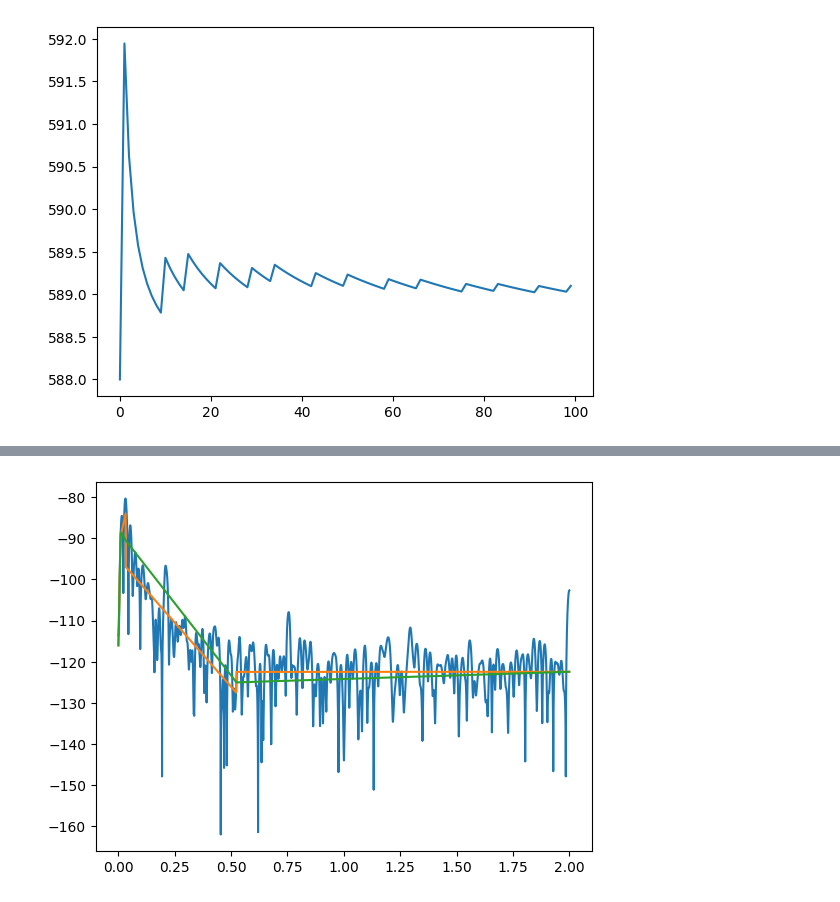
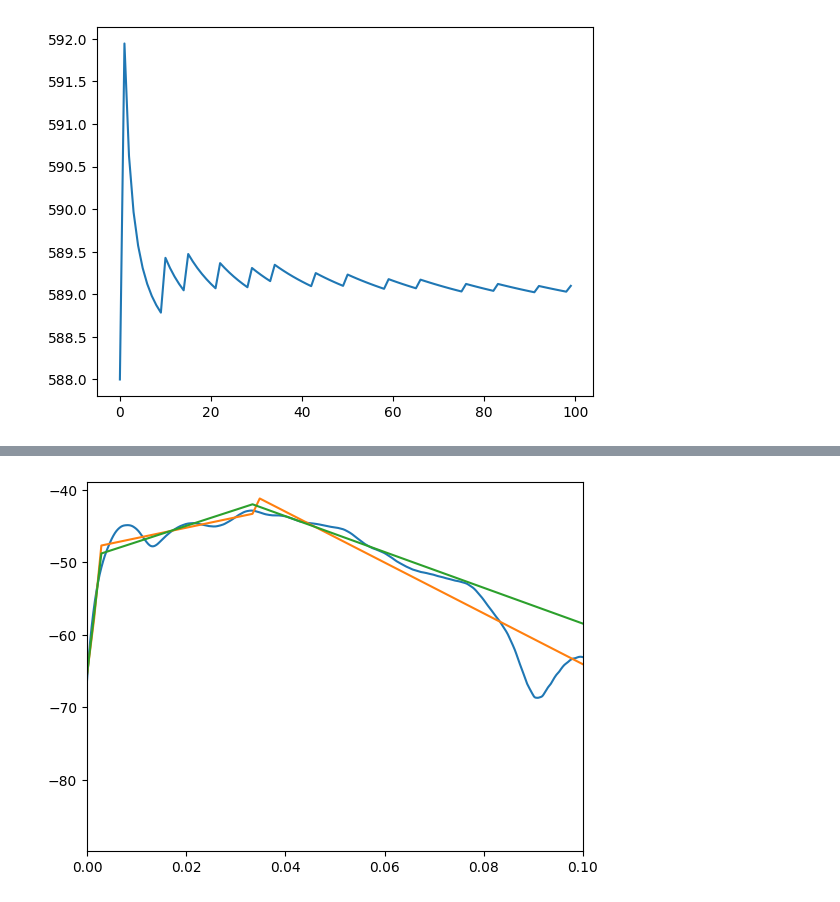
Before and after one commit to shorepine/amy, a Jupyter notebook: piano_heterodyne.ipynb, the cells around one changed output, grey strips where cells are left out. Saved outputs shown, nothing was run; the diff lists cells and outputs as text; code cells hidden in the pictures.

```diff
--- a/piano_heterodyne.ipynb
+++ b/piano_heterodyne.ipynb
@@ -92,7 +92,7 @@ def heterodyne_extract(waveform, fundamental_freq, harmonic_number=1.0, sr=44100
     t = np.arange(len(waveform)) / sr
     h_freq = harmonic_number * fundamental_freq
     complex_exp = np.exp(-1j * 2 * np.pi * h_freq * t)
-    f_period = sr / (h_freq / harmonic_num)
+    f_period = sr / (h_freq / harmonic_number)
     #print("f_period=", f_period)
     smooth_len = int(round(smooth_cycles * f_period * harmonic_number))
     #print("sm_len=", smooth_len)
@@ -100,10 +100,10 @@ def heterodyne_extract(waveform, fundamental_freq, harmonic_number=1.0, sr=44100
     smooth_win = smooth_win / np.sum(smooth_win)
     smoothed_heterodyne_waveform = np.convolve(smooth_win, waveform * complex_exp, 'same')
     heterodyne_magnitude = np.abs(smoothed_heterodyne_waveform)
-    smoothed_dphi_dt = np.diff(np.convolve(smooth_win, np.unwrap(np.angle(smoothed_heterodyne_waveform)), 'same'))
+    smoothed_dphi_dt = np.diff(np.convolve(smooth_win, np.hstack([[0], np.unwrap(np.angle(smoothed_heterodyne_waveform))]), 'same'))
     inst_freq = h_freq + smoothed_dphi_dt / (2 * np.pi) * sr
     dphi_dt_valid = (np.abs(smoothed_dphi_dt) < 0.5)
-    dphi_dt_weighting = heterodyne_magnitude[:-1] * dphi_dt_valid
+    dphi_dt_weighting = heterodyne_magnitude * dphi_dt_valid
     weighted_mean_dphi_dt = np.sum(dphi_dt_weighting * smoothed_dphi_dt) / np.sum(dphi_dt_weighting)   # radians / sample
     avg_freq = h_freq + weighted_mean_dphi_dt / (2 * np.pi) * sr   # cycles / second
     reconstructed_waveform = 2 * np.real(smoothed_heterodyne_waveform * np.conj(complex_exp))
@@ -152,5 +218,6 @@ pre_freq=589.23 post_freq=588.73 diff=-0.50
 # %%
 recons_d = np.zeros_like(d)
+recons_d_flat_f = np.zeros_like(d)
 
 f_freq = 589.232
 sm_cyc = 2.0
@@ -159,8 +226,11 @@ d_remaining = np.array(d)
 
 mags = []
 freqs = []
+avg_freqs = []
 
-for h_num in [1, 2, 3, 4, 5, 6, 7.2, 8.2, 9.3, 10.2, 10.55, 10.8, 11.2, 11.7, 13.3, 14.15, 15.45, 16.7]:
+h_num_list = [1, 2, 3, 4, 5, 6, 7.2, 8.2, 9.3, 10.2, 10.55, 10.8, 11.2, 11.7, 13.3, 14.15, 15.45, 16.7]
+
+for h_num in h_num_list:
     mag, freq, avg_freq, recons_waveform = heterodyne_extract(d_remaining, f_freq, h_num, sr, sm_cyc)
     # Repeat with estimated frequency
     print(f_freq, avg_freq / h_num, f_freq * h_num, avg_freq)
@@ -168,8 +238,10 @@ for h_num in [1, 2, 3, 4, 5, 6, 7.2, 8.2, 9.3, 10.2, 10.55, 10.8, 11.2, 11.7, 13
         mag, freq, avg_freq, recons_waveform = heterodyne_extract(d, avg_freq / h_num, h_num, sr, sm_cyc)
     recons_d += recons_waveform
     d_remaining -= recons_waveform
+    recons_d_flat_f += synth_partial(np.array([db_to_lin(mag)]), avg_freq * np.ones((1, len(freq))), sr, sr)[0]
     mags.append(mag)
     freqs.append(freq)
+    avg_freqs.append(avg_freq)
 
 mags = np.array(mags)
 freqs = np.array(freqs)
@@ -182,4 +254,5 @@ plt.plot(t[ii], d[ii], '.', t[ii], recons_d[ii], '.', t[ii], resid[ii])
 #Audio(data=d.T, rate=sr)
 #Audio(data=recons_d.T, rate=sr)
 Audio(data=(resid).T, rate=sr)
+#Audio(data=recons_d_flat_f.T, rate=sr)
 # %% [output]
@@ -318,19 +385,6 @@ def expand_params(params):
         val0 = val
     return np.concatenate(outpts)
 
-
-def median(x):
-    npts2 = (len(x) - 1) // 2
-    return np.sort(x)[npts2]
-
-def median_filter(x, npts):
-    npts2 = (npts - 1) // 2
-    padded_x = np.hstack([x[0] * np.ones(npts2), x, x[-1] * np.ones(npts2)])
-    y = np.zeros_like(x)
-    for i in range(len(x)):
-        y[i] = median(padded_x[i : i + npts])
-    return y
-
 def linseg_fit(x):
     """Approximate sequence x as a set of line segments."""
     # Start with onset slope
@@ -343,52 +397,22 @@ def linseg_fit(x):
     #print(params)
     return np.hstack([initial, tail[1:]]), expand_params(params), params
 
-def fill_gaps(x):
-    """Bridge parts of x that are nan with linear interpolation."""
-    gaps = np.isnan(x)
-    x_out = np.array(x)
-    gap_starts = np.flatnonzero(np.logical_and(gaps, np.hstack([[1], 1 - gaps[:-1]])))
-    gap_ends = np.flatnonzero(np.logical_and(1 - np.hstack([gaps, [0]]), np.hstack([[0], gaps])))
-    #print(gap_starts, gap_ends)
-    for gap_start, gap_end in zip(gap_starts, gap_ends):
-        if gap_start == 0:
-            start_val = x[gap_end]
-        else:
-            start_val = x[gap_start - 1]
-        if gap_end == len(x):
-            end_val = x[gap_start - 1]
-        else:
-            end_val = x[gap_end]
-        fill = np.linspace(start_val, end_val, gap_end - gap_start + 2)
-        print(gap_start, gap_end, start_val, end_val, fill)
-        x_out[gap_start:gap_end] = fill[1:-1]
-    return x_out
-
-def mend_gaps(x, threshold=2, filter_len=9):
-    """Interpolate portions of x that are too wide."""
-    gaps = np.flatnonzero(np.isnan(x))
-    x_patched = fill_gaps(x)
-    smoothed = median_filter(x_patched, filter_len)
-    delta = np.abs(x_patched - smoothed)
-    x_patched[np.flatnonzero(delta > threshold)] = np.nan
-    x_patched[gaps] = np.nan
-    print("gap pts=", np.sum(np.isnan(x_patched)))
-    return fill_gaps(x_patched)
-    #return smoothed
-
-f_freq = 589.232
-harmonic_num = 10
-sm_cyc = 2.0
-
-mag, freq, avg_freq, recons_waveform = heterodyne_extract(d, f_freq, harmonic_num, sr, sm_cyc)
 
 #i = np.arange(len(mag))
 #plt.plot(i[:2000], mag[:2000], i[:2000:64], mag[:2000:64])
 
 hop_len = 64
 
-xhat, xhat2, params = linseg_fit(mag[::hop_len])
+trim_ends_sec = 0.014
+trim_ends_samps = int(round(trim_ends_sec * sr))
 
-plt.plot(t, mag, t[::hop_len], xhat, t[::hop_len], xhat2)
+hnum = 2
+mag_trim = mags[hnum][trim_ends_samps:-trim_ends_samps]
+
+xhat, xhat2, params = linseg_fit(mag_trim[::hop_len])
+
+t = np.arange(len(mag_trim)) / sr
+plt.plot(t, mag_trim, t[::hop_len], xhat, t[::hop_len], xhat2)
+plt.xlim([0, 0.1])
 print(params)
 # %% [output]
@@ -396 +420 @@ print(params)
-[figure, old version]
+[figure, new version]
```
Also changed, not shown: parts of 13 cells of this notebook, 3 other files.
